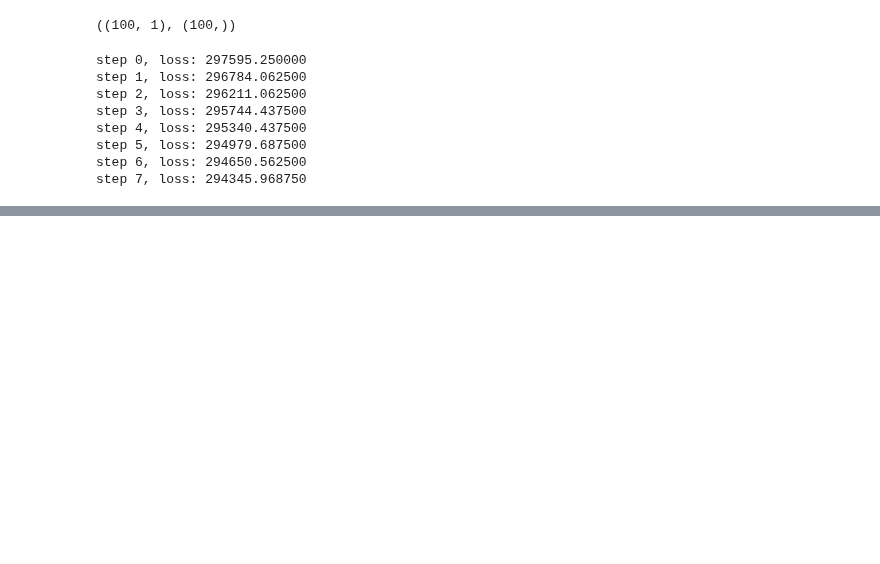
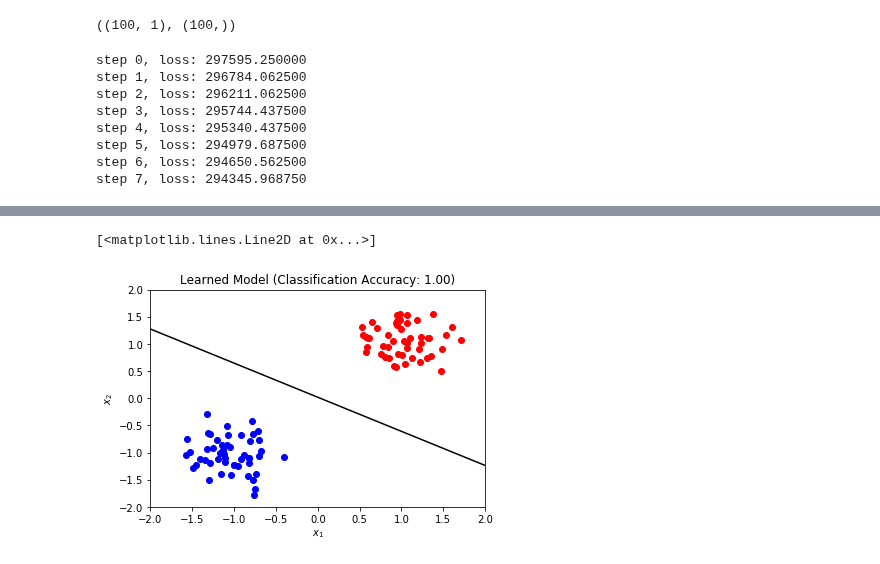
Before and after one commit to RajHarry/DeepNets, a Jupyter notebook: Tensorflow/Learn_TF/BR_RBZ+Ch_3.ipynb, the cells around one changed output, grey strips where cells are left out. Saved outputs shown, nothing was run; the diff lists cells and outputs as text; code cells hidden in the pictures; blank space fills up the shorter version.

```diff
--- a/Tensorflow/Learn_TF/BR_RBZ+Ch_3.ipynb
+++ b/Tensorflow/Learn_TF/BR_RBZ+Ch_3.ipynb
@@ -77,0 +178,12 @@ step 7, loss: 294345.968750
+# %%
+n_steps = 1000
+
+sess = tf.Session()
+
+sess.run(tf.global_variables_initializer())
+
+# Train model
+for i in range(n_steps):
+    feed_dict = {x: x_np, y: y_np}
+    _, loss = sess.run([train_op, l], feed_dict=feed_dict)
+    print("loss: %f" % loss)
@@ -77,0 +208,25 @@ step 7, loss: 294345.968750
+# %%
+# Get weights
+w_final, b_final = sess.run([W, b])
+# %%
+from scipy.special import logit
+
+plt.xlabel(r"$x_1$")
+plt.ylabel(r"$x_2$")
+plt.title("Learned Model (Classification Accuracy: 1.00)")
+plt.xlim(-2, 2)
+plt.ylim(-2, 2)
+
+# Plot Zeros
+plt.scatter(x_zeros[:, 0], x_zeros[:, 1], color="blue")
+plt.scatter(x_ones[:, 0], x_ones[:, 1], color="red")
+
+x_left = -2
+y_left = (1./w_final[1]) * (-b_final + logit(.5) - w_final[0]*x_left)
+
+x_right = 2
+y_right = (1./w_final[1]) * (-b_final + logit(.5) - w_final[0]*x_right)
+plt.plot([x_left, x_right], [y_left, y_right], color='k')
+# %% [output]
+[<matplotlib.lines.Line2D at 0x...>]
+[figure, added]
```
Also changed, not shown: parts of 19 cells of this notebook.
